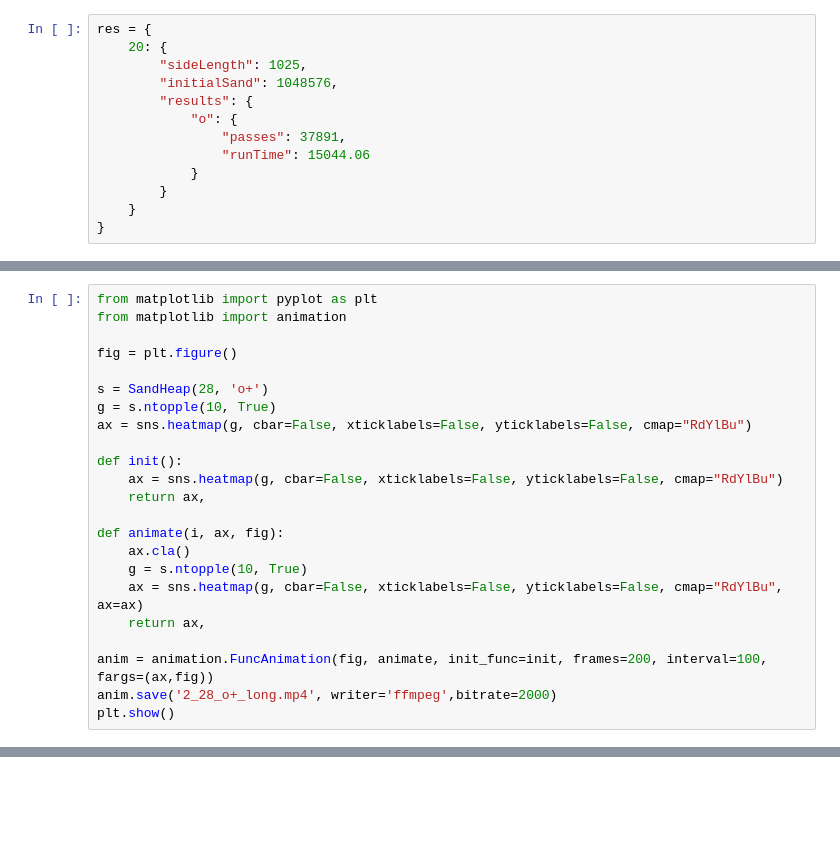
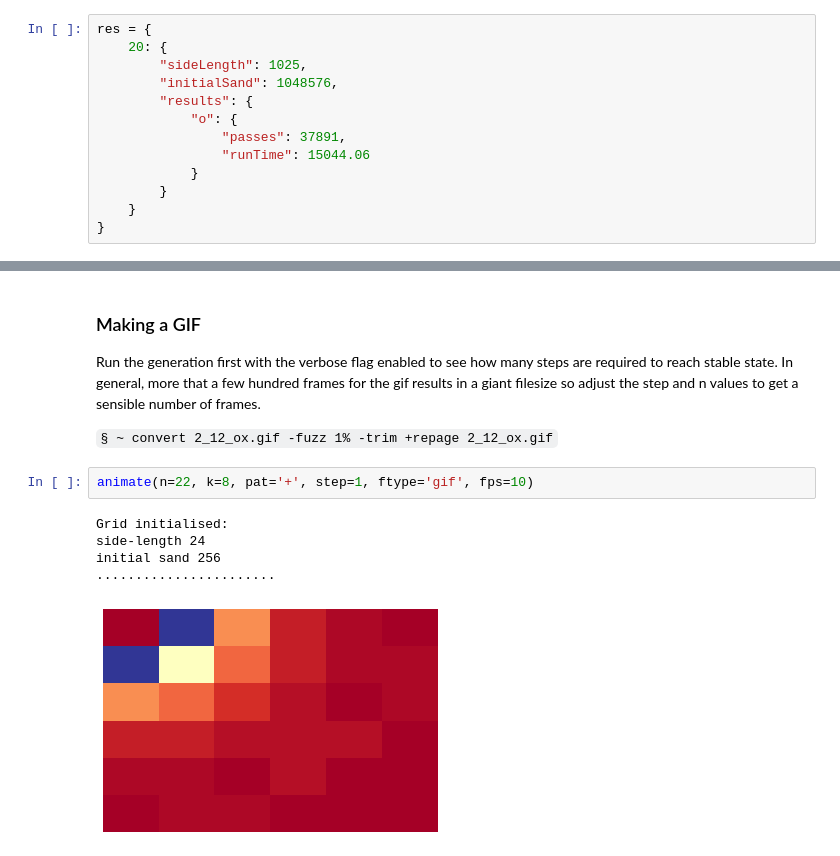
Before and after one commit to sminez/recreational_mathematics, a Jupyter notebook: Sandpiles/Sandpiles.ipynb, the cells around one changed output, grey strips where cells are left out. Cells and saved outputs as stored; diff of their text form; blank space fills up the shorter version.

```diff
--- a/Sandpiles/Sandpiles.ipynb
+++ b/Sandpiles/Sandpiles.ipynb
@@ -182,23 +213,0 @@ sns.heatmap(g, cbar=False, xticklabels=False, yticklabels=False, cmap="RdYlBu")
-# %%
-from matplotlib import pyplot as plt
-from matplotlib import animation
-
-fig = plt.figure()
-
-s = SandHeap(28, 'o+')
-g = s.ntopple(10, True)
-ax = sns.heatmap(g, cbar=False, xticklabels=False, yticklabels=False, cmap="RdYlBu")
-
-def init():
-    ax = sns.heatmap(g, cbar=False, xticklabels=False, yticklabels=False, cmap="RdYlBu")
-    return ax,
-
-def animate(i, ax, fig):
-    ax.cla()
-    g = s.ntopple(10, True)
-    ax = sns.heatmap(g, cbar=False, xticklabels=False, yticklabels=False, cmap="RdYlBu", ax=ax)
-    return ax,
-
-anim = animation.FuncAnimation(fig, animate, init_func=init, frames=200, interval=100, fargs=(ax,fig))
-anim.save('2_28_o+_long.mp4', writer='ffmpeg',bitrate=2000)
-plt.show()
@@ -211,3 +214,16 @@ initial sand 268435456
+# %% [markdown]
+### Making a GIF
+Run the generation first with the verbose flag enabled to see how many steps are required to reach stable state. In general, more that a few hundred frames for the gif results in a giant filesize so adjust the step and n values to get a sensible number of frames.
+
+`§ ~ convert 2_12_ox.gif -fuzz 1% -trim +repage 2_12_ox.gif`
+# %%
+animate(n=22, k=8, pat='+', step=1, ftype='gif', fps=10)
+# %% [output]
+Grid initialised:
+side-length 24
+initial sand 256
+.......................
+[figure, added]
 # %%
 plt.figure(figsize=(18, 18))
 sns.heatmap(s.grid, cbar=False, xticklabels=False, yticklabels=False, cmap="RdYlBu")
```
Also changed, not shown: parts of 9 cells of this notebook, 4 other files.
